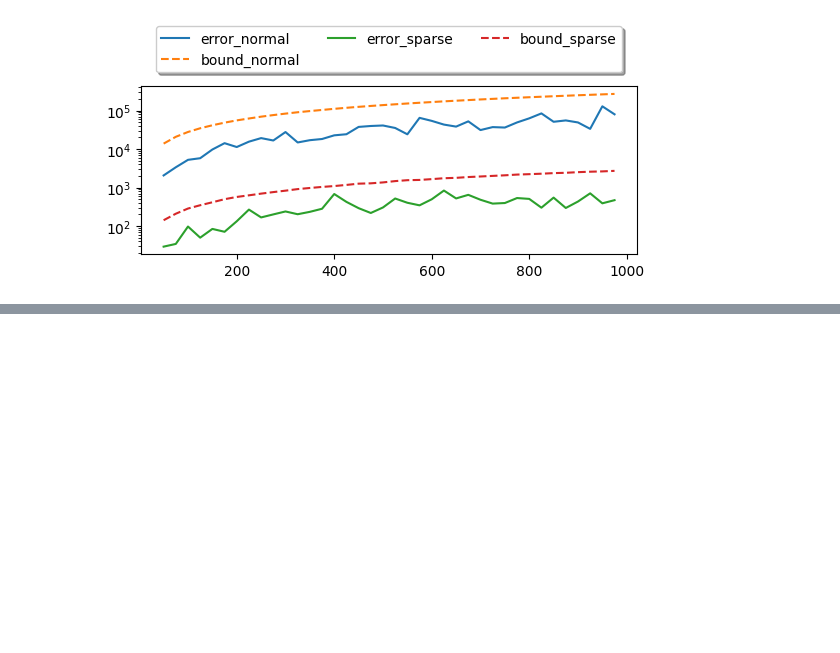
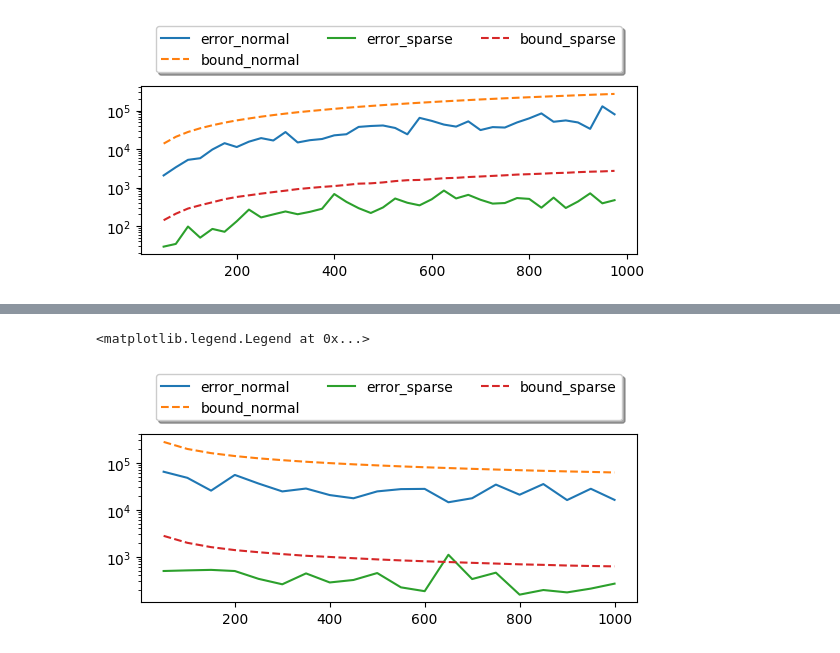
Before and after one commit to Zsivony1es/nhpa-semester-project, a Jupyter notebook: src/experiments.ipynb, the cells around one changed output, grey strips where cells are left out. Cells and saved outputs as stored; diff of their text form; code cells hidden in the pictures; blank space fills up the shorter version.

```diff
--- a/src/experiments.ipynb
+++ b/src/experiments.ipynb
@@ -114,0 +174,19 @@ plt.legend(loc='upper center', bbox_to_anchor=(0.5, 1.4),
+# %%
+# Plot results
+
+fig = plt.figure()
+yerr = np.linspace(1, 1, 100_000)
+ax = fig.add_subplot(2, 1, 1)
+ax.set_yscale('log')
+
+plt.errorbar(c_vals, errors_normal, label='error_normal')
+plt.errorbar(c_vals, bounds_normal, label='bound_normal', uplims=True, fmt='--')
+
+plt.errorbar(c_vals, errors_sparse, label='error_sparse')
+plt.errorbar(c_vals, bounds_sparse, uplims=True, label='bound_sparse', fmt="--")
+
+plt.legend(loc='upper center', bbox_to_anchor=(0.5, 1.4),
+          ncol=3, fancybox=True, shadow=True)
+# %% [output]
+<matplotlib.legend.Legend at 0x...>
+[figure, added]
```
Also changed, not shown: parts of 3 cells of this notebook.
